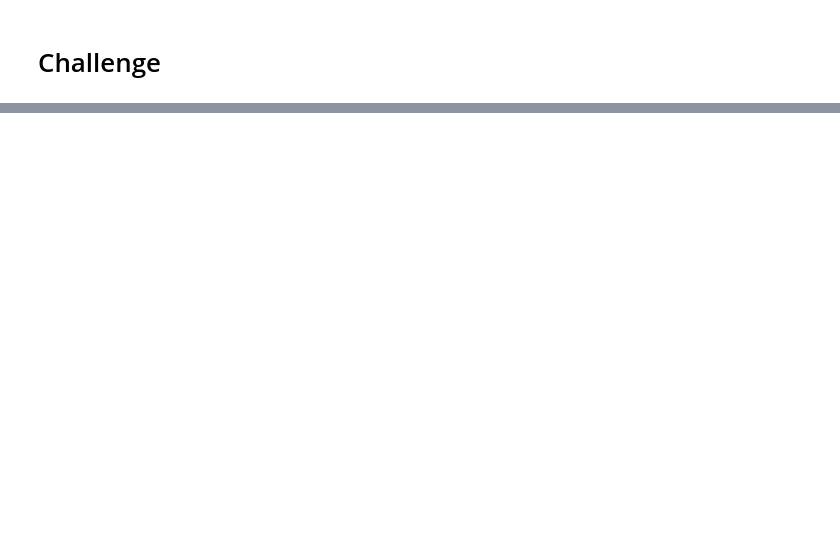
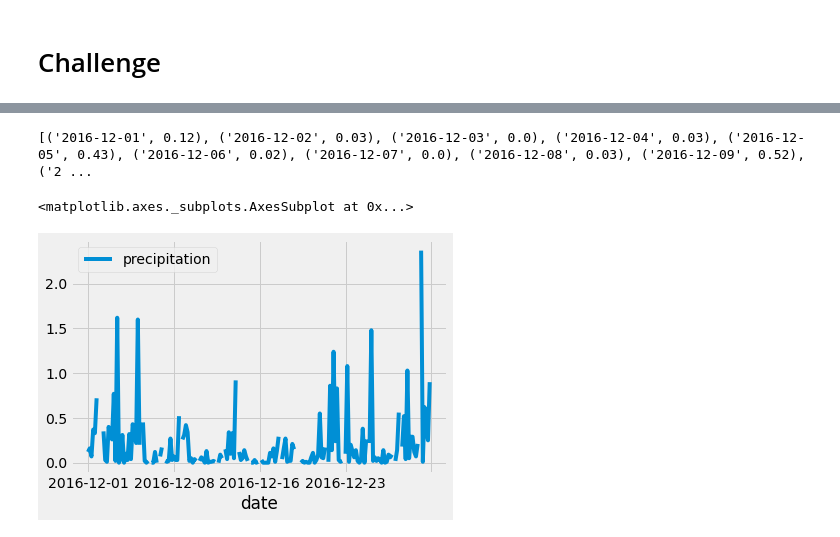
Before and after one commit to slopeslope/surfs_up, a Jupyter notebook: climate_analysis.ipynb, the cells around one changed output, grey strips where cells are left out. Drawn from its saved outputs; the diff is of its cells as text; code cells hidden in the pictures; blank space fills up the shorter version.

```diff
--- a/climate_analysis.ipynb
+++ b/climate_analysis.ipynb
@@ -68,0 +182,23 @@ Base.classes.keys()
+# %%
+year = 2016
+month = 12
+num_days = calendar.monthrange(year, month)[1]
+start_date = datetime.date(year, month, 1)
+end_date = datetime.date(year, month, num_days)
+
+december_results = []
+
+december_results = session.query(Measurement.date, Measurement.prcp).filter(Measurement.date >= start_date, Measurement.date <= end_date).all()
+# %%
+print(december_results)
+# %% [output]
+[('2016-12-01', 0.12), ('2016-12-02', 0.03), ('2016-12-03', 0.0), ('2016-12-04', 0.03), ('2016-12-05', 0.43), ('2016-12-06', 0.02), ('2016-12-07', 0.0), ('2016-12-08', 0.03), ('2016-12-09', 0.52), ('2 ...
+# %%
+december_dataframe = pd.DataFrame(december_results, columns=['date', 'precipitation'])
+december_dataframe.set_index(december_dataframe['date'], inplace= True)
+december_dataframe = december_dataframe.sort_index()
+
+december_dataframe.plot()
+# %% [output]
+<matplotlib.axes._subplots.AxesSubplot at 0x...>
+[figure, added]
```
Also changed, not shown: parts of 18 cells of this notebook, 1 other file.
